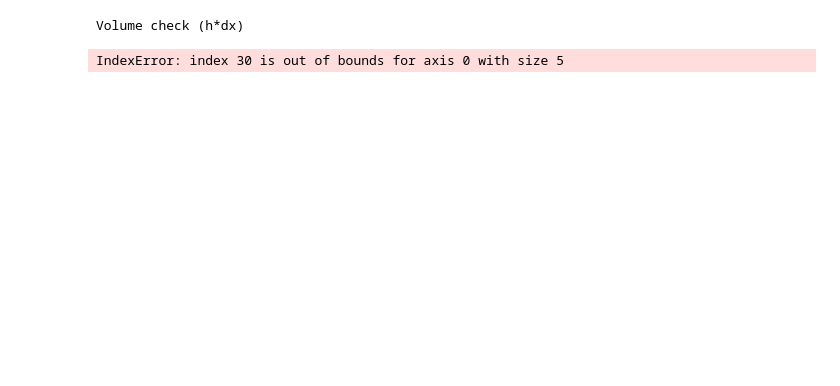
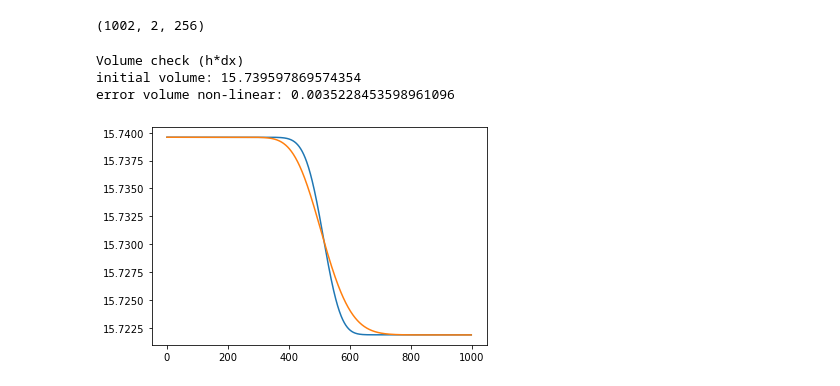
Before and after one commit to rud72k/Linearised-shallow-water-wave-equation, a Jupyter notebook: solve_both.ipynb, the cells around one changed output. Drawn from its saved outputs; the diff is of its cells as text; code cells hidden in the pictures; blank space fills up the shorter version.

```diff
--- a/solve_both.ipynb
+++ b/solve_both.ipynb
@@ -195,20 +216,42 @@ if frame <= timesteps:
+# %%
+np.shape(q_numerical_linear)
+# %% [output]
+(1002, 2, 256)
 # %%
 # VOLUME CHECK
 print("Volume check (h*dx)")
 h0 = q_numerical_nonconservative[0]
 h0_nn = q_numerical_conservative[0]
 
 h1 = q_numerical_linear[frame][0]
 h1_nn = q_numerical_nonlinear[frame][0]
 
 volume_initial = np.sum(h0*dx)
 volume_initial_nn = np.sum(h0_nn*dx)
 volume_linear = np.sum(h1*dx)
 volume_nn = np.sum(h1_nn*dx)
 
 print(f"initial volume: {volume_initial}")
 print(f"error volume non-linear: {(volume_initial_nn - volume_nn)}")
+
+timesteps_ =   timesteps
+volume_check_linear = np.zeros(timesteps_)
+volume_check_nonlinear = np.zeros(timesteps_)
+
+for i in range(timesteps_):
+
+    h1 = q_numerical_linear[i][0]
+    h1_nn = q_numerical_nonlinear[i][0]
+
+    volume_check_linear[i] = np.sum(h1*dx)
+    volume_check_nonlinear[i] = np.sum(h1_nn*dx)
+
+plt.plot(np.arange(timesteps_),volume_check_linear, label="linear")
+plt.plot(np.arange(timesteps_),volume_check_nonlinear, label="non-linear")
+plt.show()
 # %% [output]
 Volume check (h*dx)
+initial volume: 15.739597869574354
+error volume non-linear: 0.0035228453598961096
-IndexError: index 30 is out of bounds for axis 0 with size 5
+[figure, added]
 # %%
```
Also changed, not shown: parts of 7 cells of this notebook, 2 other files.
